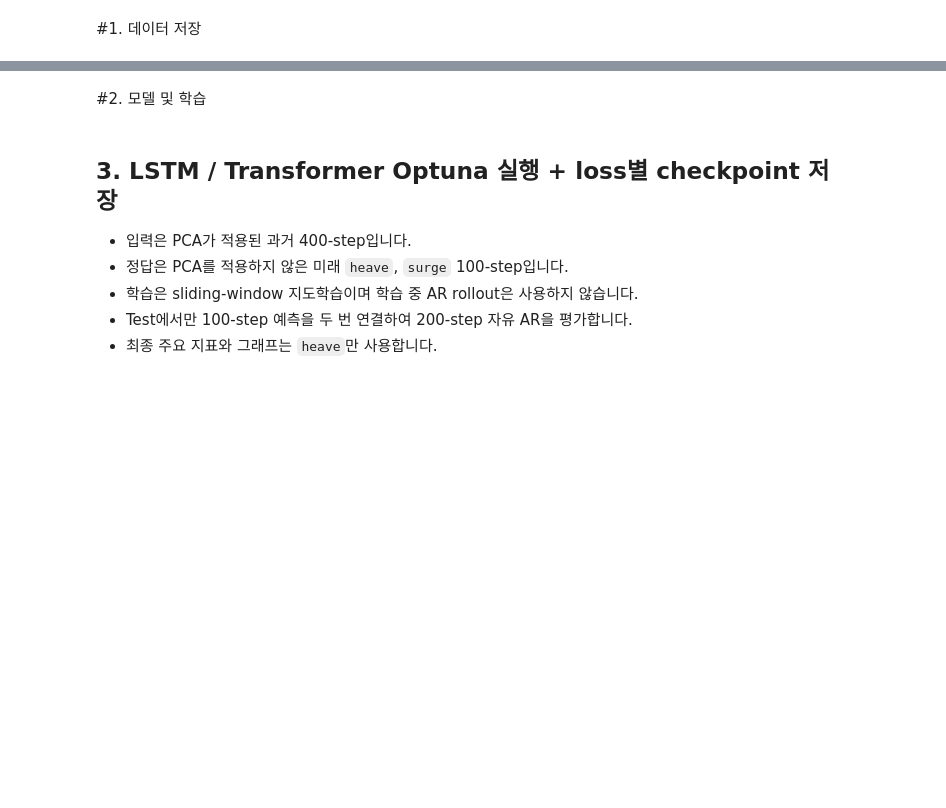
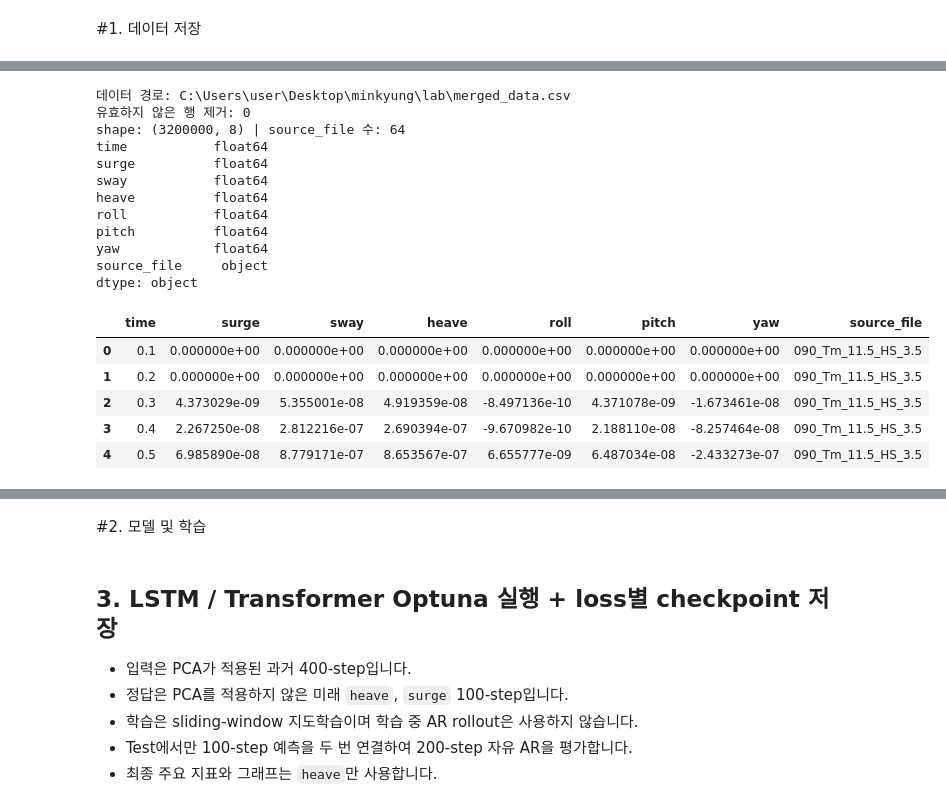
Before and after one commit to kimminkyung05/lab, a Jupyter notebook: lt_db.ipynb, the cells around one changed output, grey strips where cells are left out. Cells and saved outputs as stored; diff of their text form; code cells hidden in the pictures; blank space fills up the shorter version.

Commit message:
update data

```diff
--- a/lt_db.ipynb
+++ b/lt_db.ipynb
@@ -213,0 +157,55 @@ print(f"샘플링 주파수 fs: {fs:.4f} Hz")
+# %%
+from pathlib import Path
+import matplotlib.pyplot as plt
+import pandas as pd
+
+data_path = Path(config.get("data_path", "merged_data.csv"))
+if not data_path.exists() and (Path.cwd().parent / data_path).exists():
+    data_path = Path.cwd().parent / data_path
+if not data_path.exists():
+    raise FileNotFoundError(f"데이터 파일을 찾을 수 없습니다: {data_path.resolve()}")
+
+clean_columns = ["time", "surge", "sway", "heave", "roll", "pitch", "yaw", "source_file"]
+
+df = pd.read_csv(
+    data_path,
+    encoding="utf-8-sig",
+    header=0,
+    names=clean_columns
+)
+
+numeric_cols = ["time", "surge", "sway", "heave", "roll", "pitch", "yaw"]
+for col in numeric_cols:
+    df[col] = pd.to_numeric(df[col], errors="coerce")
+
+rows_before = len(df)
+
+# 유효하지 않은 데이터 제거
+df = df.dropna(subset=numeric_cols + ["source_file"]).copy()
+df["source_file"] = df["source_file"].astype(str).str.strip()
+df = df[df["source_file"] != ""].reset_index(drop=True)
+
+print("데이터 경로:", data_path.resolve())
+print(f"유효하지 않은 행 제거: {rows_before - len(df):,}")
+print("shape:", df.shape, "| source_file 수:", df["source_file"].nunique())
+print(df.dtypes)
+display(df.head())
+# %% [output]
+데이터 경로: C:\Users\user\Desktop\minkyung\lab\merged_data.csv
+유효하지 않은 행 제거: 0
+shape: (3200000, 8) | source_file 수: 64
+time           float64
+surge          float64
+sway           float64
+heave          float64
+roll           float64
+pitch          float64
+yaw            float64
+source_file     object
+dtype: object
+|  | time | surge | sway | heave | roll | pitch | yaw | source_file |
+| 0 | 0.1 | 0.000000e+00 | 0.000000e+00 | 0.000000e+00 | 0.000000e+00 | 0.000000e+00 | 0.000000e+00 | 090_Tm_11.5_HS_3.5 |
+| 1 | 0.2 | 0.000000e+00 | 0.000000e+00 | 0.000000e+00 | 0.000000e+00 | 0.000000e+00 | 0.000000e+00 | 090_Tm_11.5_HS_3.5 |
+| 2 | 0.3 | 4.373029e-09 | 5.355001e-08 | 4.919359e-08 | -8.497136e-10 | 4.371078e-09 | -1.673461e-08 | 090_Tm_11.5_HS_3.5 |
+| 3 | 0.4 | 2.267250e-08 | 2.812216e-07 | 2.690394e-07 | -9.670982e-10 | 2.188110e-08 | -8.257464e-08 | 090_Tm_11.5_HS_3.5 |
+| 4 | 0.5 | 6.985890e-08 | 8.779171e-07 | 8.653567e-07 | 6.655777e-09 | 6.487034e-08 | -2.433273e-07 | 090_Tm_11.5_HS_3.5 |
```
Also changed, not shown: parts of 6 cells of this notebook, 5 other files.
